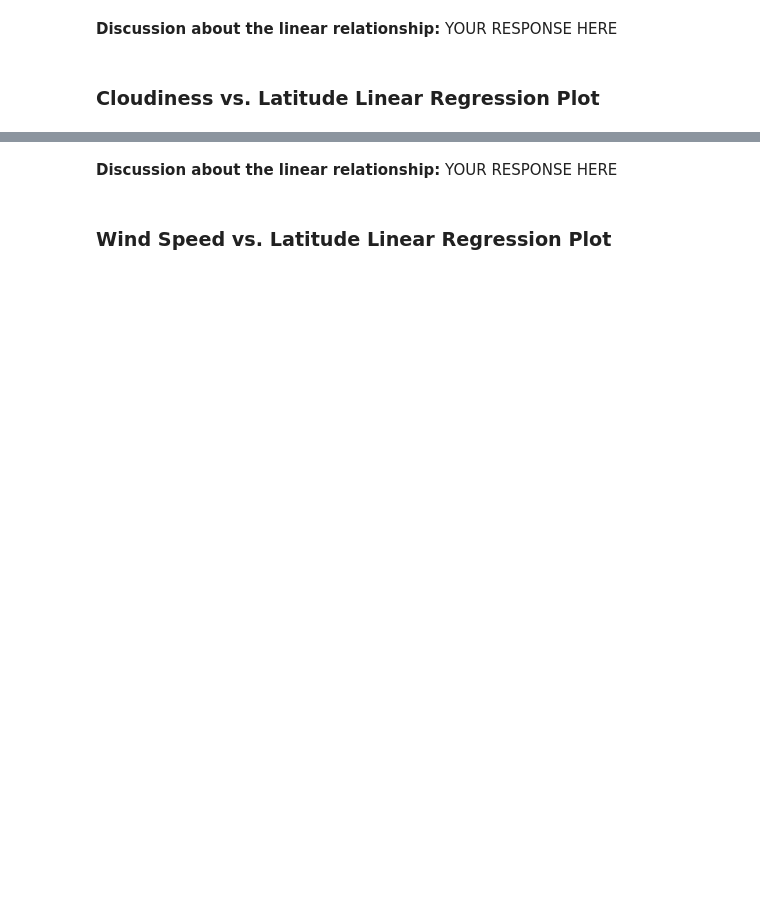
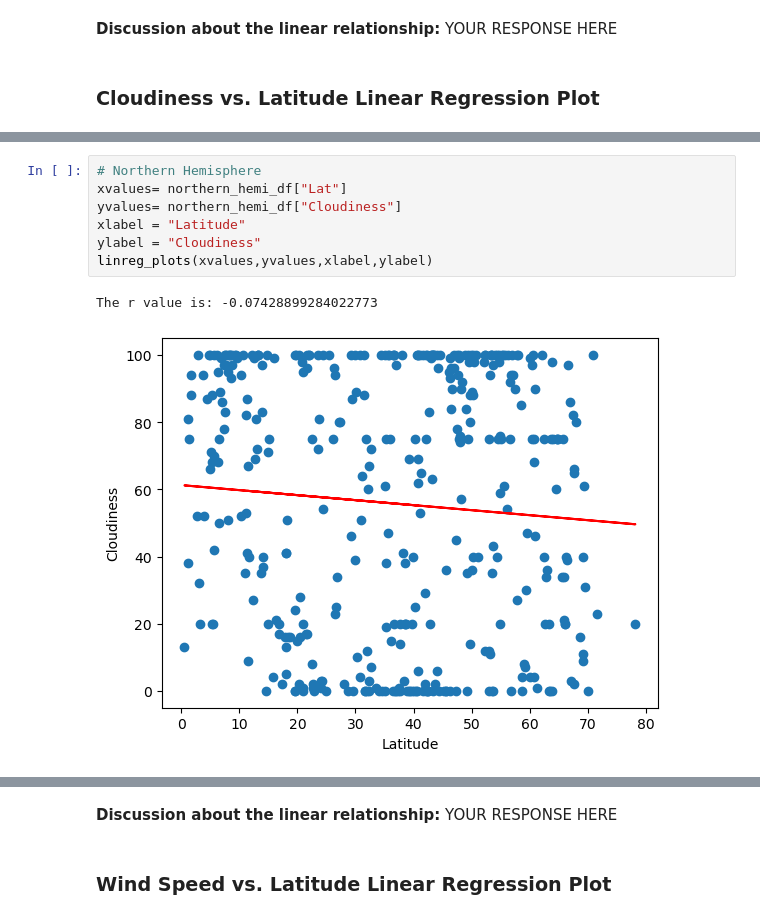
Before and after one commit to desireetrevino/pythonapi-challenge, a Jupyter notebook: WeatherPy.ipynb, the cells around one changed output, grey strips where cells are left out. Drawn from its saved outputs; the diff is of its cells as text; blank space fills up the shorter version.

```diff
--- a/WeatherPy.ipynb
+++ b/WeatherPy.ipynb
@@ -374,0 +363,10 @@ The r-value is: 0.02056735429994368
+# %%
+# Northern Hemisphere
+xvalues= northern_hemi_df["Lat"]
+yvalues= northern_hemi_df["Cloudiness"]
+xlabel = "Latitude"
+ylabel = "Cloudiness"
+linreg_plots(xvalues,yvalues,xlabel,ylabel)
+# %% [output]
+The r value is: -0.07428899284022773
+[figure, added]
```
Also changed, not shown: parts of 22 cells of this notebook, 5 other files.
